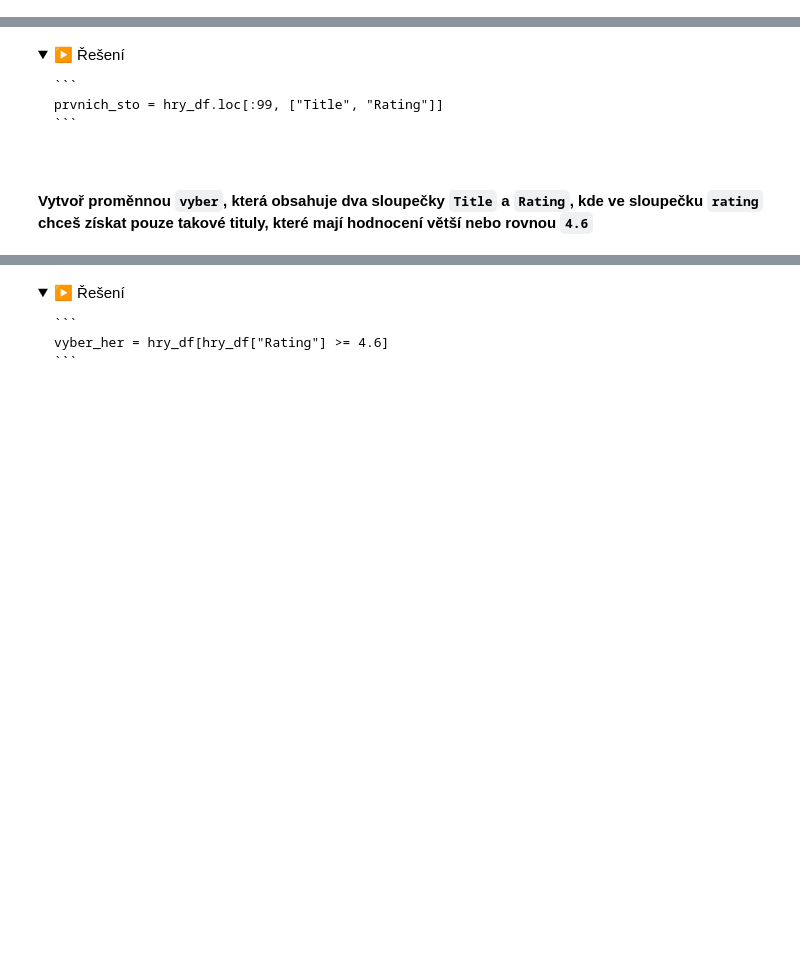
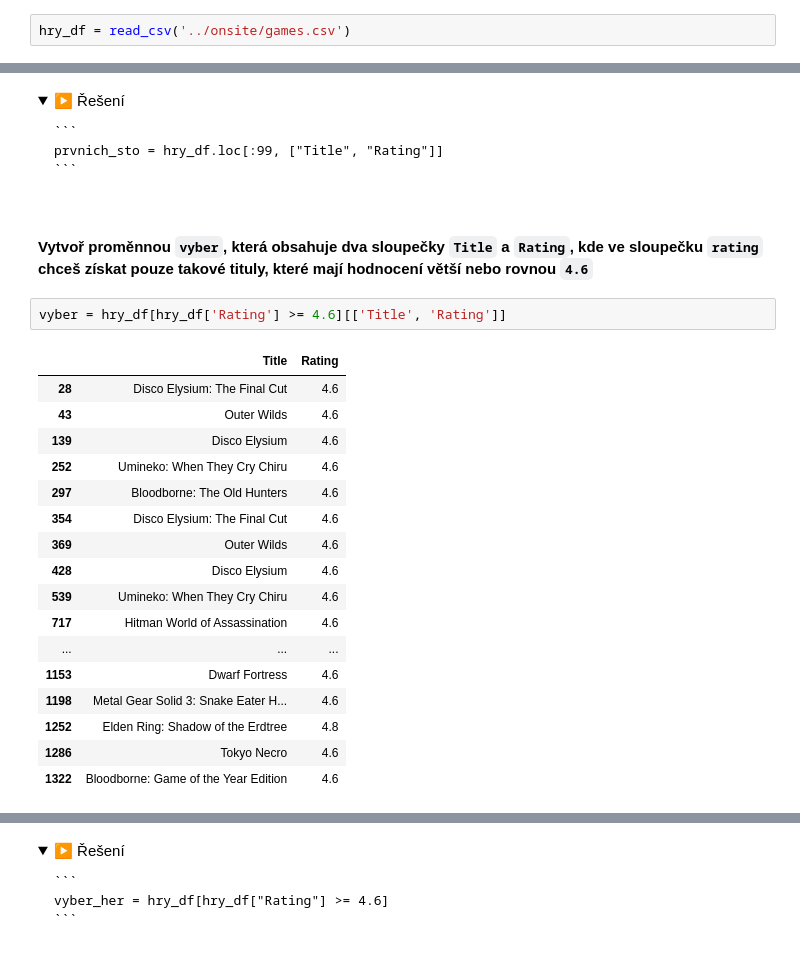
Before and after one commit to Bralor/python-data-2024, a Jupyter notebook: shared/notebooks/lesson02.ipynb, the cells around one changed output, grey strips where cells are left out. Saved outputs shown, nothing was run; the diff lists cells and outputs as text; folded sections open; blank space fills up the shorter version.

```diff
--- a/shared/notebooks/lesson02.ipynb
+++ b/shared/notebooks/lesson02.ipynb
@@ -1439,0 +1271,2 @@ pokusny_index_df
+# %%
+hry_df = read_csv('../onsite/games.csv')
@@ -1533,3 +1394,23 @@ hry_df = read_csv("../onsite/lesson02/games.csv")
 <br>
 
 **Vytvoř proměnnou `vyber`, která obsahuje dva sloupečky `Title` a `Rating`, kde ve sloupečku `rating` chceš získat pouze takové tituly, které mají hodnocení větší nebo rovnou `4.6`**
+# %%
+vyber = hry_df[hry_df['Rating'] >= 4.6][['Title', 'Rating']]
+# %% [output]
+|  | Title | Rating |
+| 28 | Disco Elysium: The Final Cut | 4.6 |
+| 43 | Outer Wilds | 4.6 |
+| 139 | Disco Elysium | 4.6 |
+| 252 | Umineko: When They Cry Chiru | 4.6 |
+| 297 | Bloodborne: The Old Hunters | 4.6 |
+| 354 | Disco Elysium: The Final Cut | 4.6 |
+| 369 | Outer Wilds | 4.6 |
+| 428 | Disco Elysium | 4.6 |
+| 539 | Umineko: When They Cry Chiru | 4.6 |
+| 717 | Hitman World of Assassination | 4.6 |
+| ... | ... | ... |
+| 1153 | Dwarf Fortress | 4.6 |
+| 1198 | Metal Gear Solid 3: Snake Eater H... | 4.6 |
+| 1252 | Elden Ring: Shadow of the Erdtree | 4.8 |
+| 1286 | Tokyo Necro | 4.6 |
+| 1322 | Bloodborne: Game of the Year Edition | 4.6 |
```
Also changed, not shown: parts of 105 cells of this notebook.
